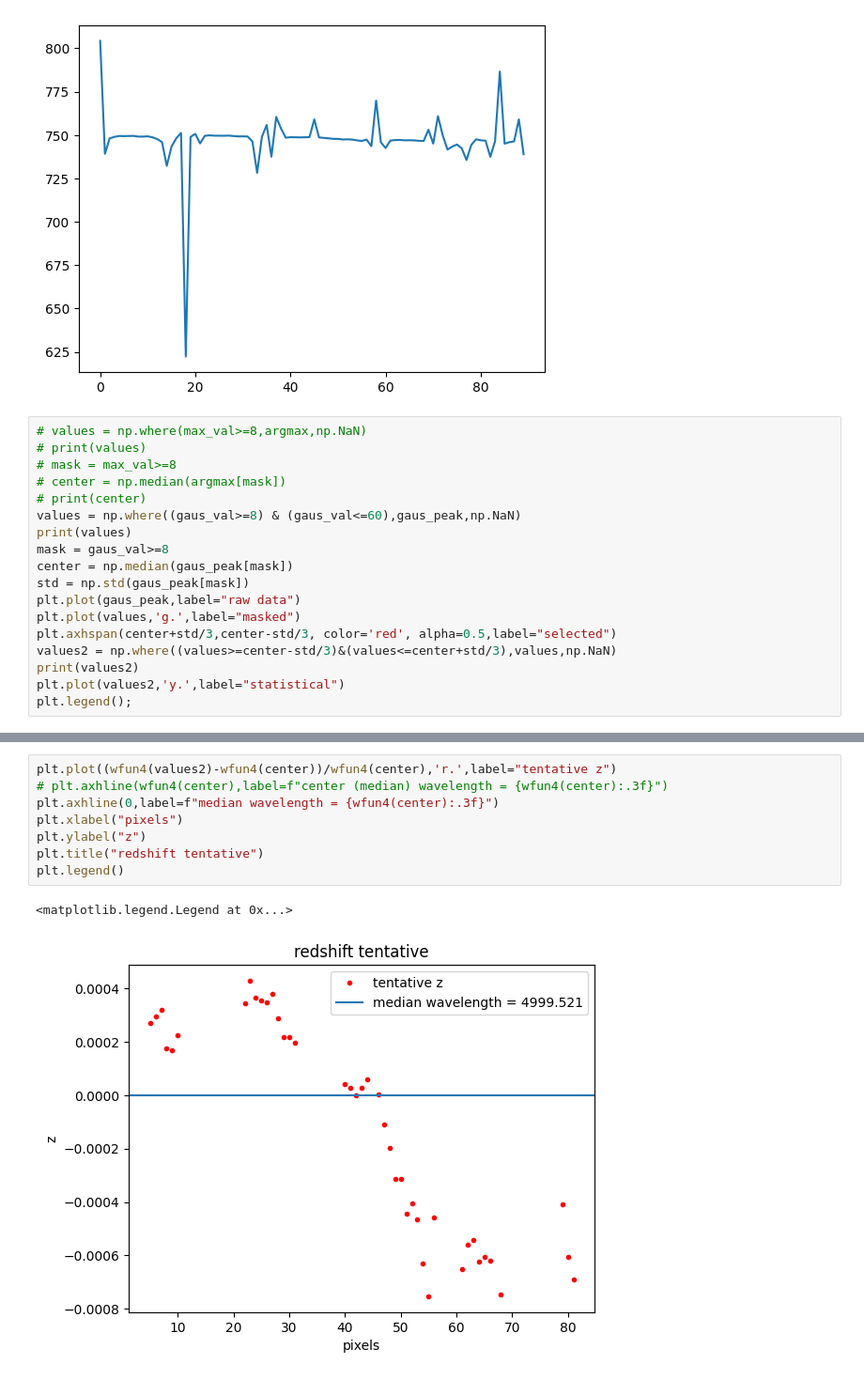
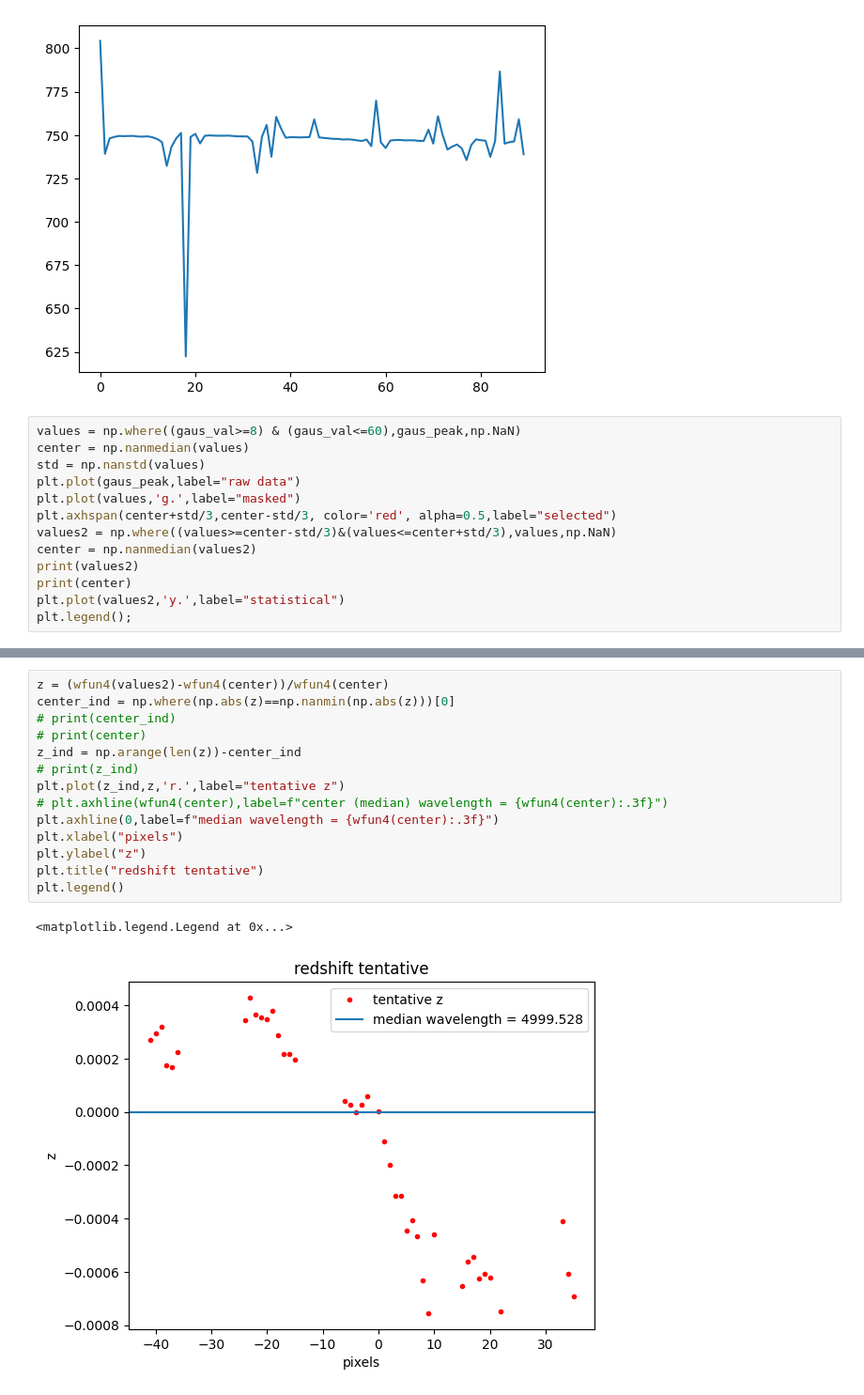
Before and after one commit to IStoleTheCookieJar/PipRedObs, a Jupyter notebook: TestingGround.ipynb, the cells around one changed output, grey strips where cells are left out. Shown at 94% size. Drawn from its saved outputs; the diff is of its cells as text.

```diff
--- a/TestingGround.ipynb
+++ b/TestingGround.ipynb
@@ -411,21 +418,16 @@ plt.plot(gaus_peak);
 [figure]
 [figure]
 # %%
-# values = np.where(max_val>=8,argmax,np.NaN)
-# print(values)
-# mask = max_val>=8
-# center = np.median(argmax[mask])
-# print(center)
 values = np.where((gaus_val>=8) & (gaus_val<=60),gaus_peak,np.NaN)
-print(values)
-mask = gaus_val>=8
-center = np.median(gaus_peak[mask])
-std = np.std(gaus_peak[mask])
+center = np.nanmedian(values)
+std = np.nanstd(values)
 plt.plot(gaus_peak,label="raw data")
 plt.plot(values,'g.',label="masked")
 plt.axhspan(center+std/3,center-std/3, color='red', alpha=0.5,label="selected")
 values2 = np.where((values>=center-std/3)&(values<=center+std/3),values,np.NaN)
+center = np.nanmedian(values2)
 print(values2)
+print(center)
 plt.plot(values2,'y.',label="statistical")
 plt.legend();
 # %% [output]
@@ -449,12 +453,18 @@ plt.legend();
 [figure]
 # %%
-plt.plot((wfun4(values2)-wfun4(center))/wfun4(center),'r.',label="tentative z")
+z = (wfun4(values2)-wfun4(center))/wfun4(center)
+center_ind = np.where(np.abs(z)==np.nanmin(np.abs(z)))[0]
+# print(center_ind)
+# print(center)
+z_ind = np.arange(len(z))-center_ind
+# print(z_ind)
+plt.plot(z_ind,z,'r.',label="tentative z")
 # plt.axhline(wfun4(center),label=f"center (median) wavelength = {wfun4(center):.3f}")
 plt.axhline(0,label=f"median wavelength = {wfun4(center):.3f}")
 plt.xlabel("pixels")
 plt.ylabel("z")
 plt.title("redshift tentative")
 plt.legend()
 # %% [output]
 <matplotlib.legend.Legend at 0x...>
-[figure, old version]
+[figure, new version]
```
Also changed, not shown: parts of 38 cells of this notebook.
